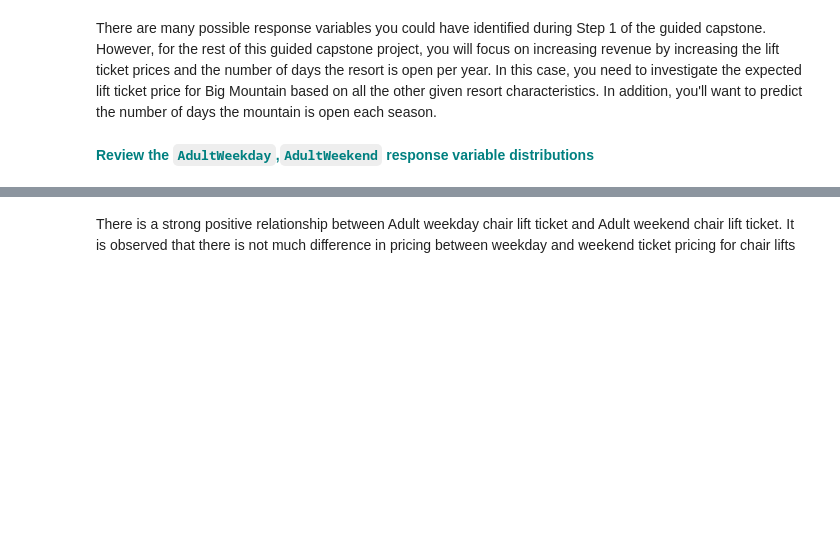
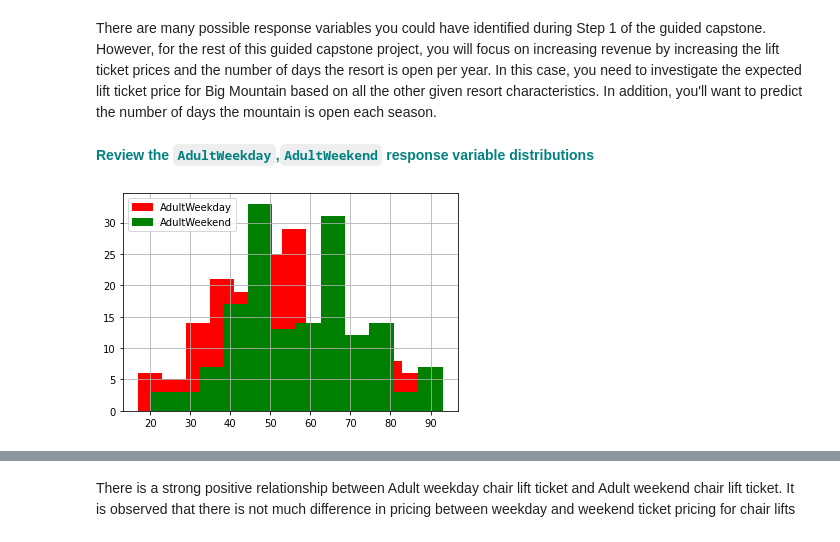
Before and after one commit to shai1esh03/GuidedCapstone, a Jupyter notebook: DataWrangling/Notebook_stepthree.ipynb, the cells around one changed output, grey strips where cells are left out. Cells and saved outputs as stored; diff of their text form; code cells hidden in the pictures; blank space fills up the shorter version.

```diff
--- a/DataWrangling/Notebook_stepthree.ipynb
+++ b/DataWrangling/Notebook_stepthree.ipynb
@@ -222,2 +224,3 @@ df['AdultWeekday'].isnull().sum()
 # %%
-((df < (Q1 - 1.5 * IQR)) | (df > (Q3 + 1.5 * IQR))).sum().sort_values()
+df_out = df[~((df < (Q1 - 1.5 * IQR)) |(df > (Q3 + 1.5 * IQR))).any(axis=1)]
+df_out.shape
@@ -226,12 +248,14 @@ There are many possible response variables you could have identified during Step
 # %% [markdown]
 <font color='teal'>**Review the `AdultWeekday`,`AdultWeekend` response variable distributions**</font>
 # %%
-n_bins = int(np.sqrt(len(df['AdultWeekday'])))
-df['AdultWeekday'].hist(bins=n_bins, color='r')
-n_bins1 = int(np.sqrt(len(df['AdultWeekend'])))
-df['AdultWeekend'].hist(bins=n_bins1, color='g')
+n_bins = int(np.sqrt(len(df_out['AdultWeekday'])))
+df_out['AdultWeekday'].hist(bins=n_bins, color='r')
+n_bins1 = int(np.sqrt(len(df_out['AdultWeekend'])))
+df_out['AdultWeekend'].hist(bins=n_bins1, color='g')
 arr1 = plt.arrow(0,0, 3,1, head_width=0.2, color='r', length_includes_head=True)
 arr2 = plt.arrow(0,0, 1,3, head_width=0.2, color='g', length_includes_head=True)
 _ = plt.legend([arr1, arr2], ['AdultWeekday','AdultWeekend'])
 plt.show()
+# %% [output]
+[figure, added]
 # %%
```
Also changed, not shown: parts of 36 cells of this notebook, 2 other files.
